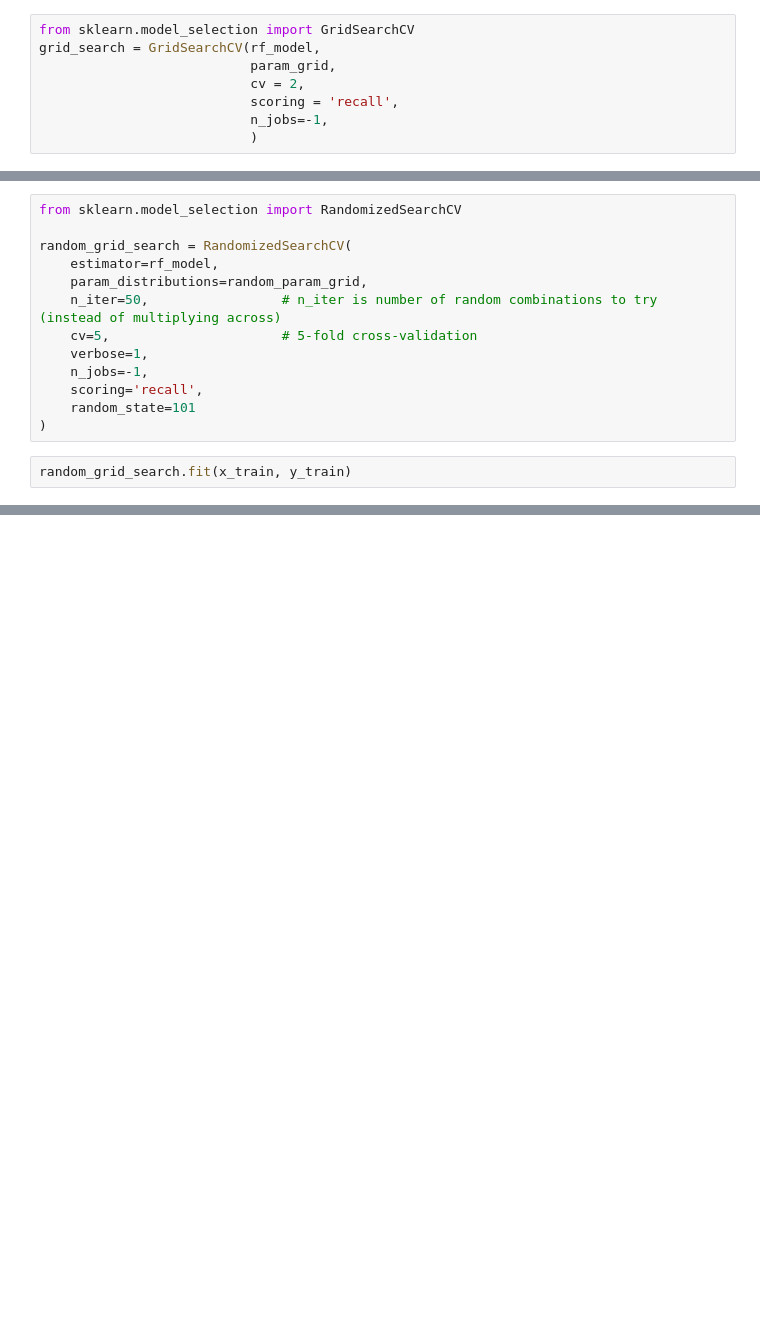
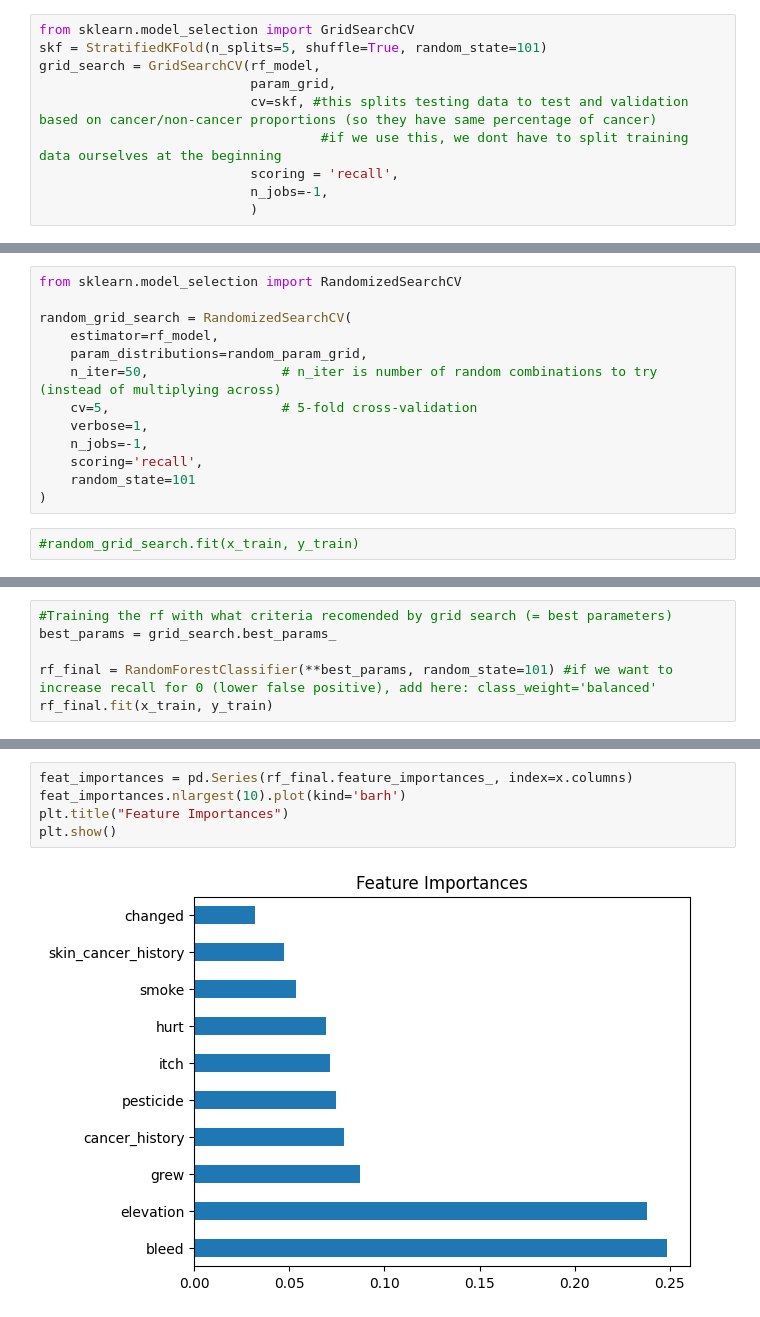
Before and after one commit to mirkagem/2025-FYP-groupG, a Jupyter notebook: important files to be deleted/model_metadata_rf.ipynb, the cells around one changed output, grey strips where cells are left out. Drawn from its saved outputs; the diff is of its cells as text; blank space fills up the shorter version.

```diff
--- a/important files to be deleted/model_metadata_rf.ipynb
+++ b/important files to be deleted/model_metadata_rf.ipynb
@@ -161,9 +161,11 @@ There are three main methods:
 - Bayesian/Automated Search (advanced, e.g., Optuna, Hyperopt)
 # %%
 from sklearn.model_selection import GridSearchCV
+skf = StratifiedKFold(n_splits=5, shuffle=True, random_state=101)
 grid_search = GridSearchCV(rf_model,
                            param_grid,
-                           cv = 2,
+                           cv=skf, #this splits testing data to test and validation based on cancer/non-cancer proportions (so they have same percentage of cancer)
+                                    #if we use this, we dont have to split training data ourselves at the beginning
                            scoring = 'recall',
                            n_jobs=-1,
                            )
@@ -197,4 +200,4 @@ random_grid_search = RandomizedSearchCV(
     random_state=101
 )
 # %%
-random_grid_search.fit(x_train, y_train)
+#random_grid_search.fit(x_train, y_train)
@@ -217,0 +207,6 @@ print(random_grid_search.best_params_)
+# %%
+#Training the rf with what criteria recomended by grid search (= best parameters)
+best_params = grid_search.best_params_
+
+rf_final = RandomForestClassifier(**best_params, random_state=101) #if we want to increase recall for 0 (lower false positive), add here: class_weight='balanced'
+rf_final.fit(x_train, y_train)
@@ -217,0 +330,7 @@ print(random_grid_search.best_params_)
+# %%
+feat_importances = pd.Series(rf_final.feature_importances_, index=x.columns)
+feat_importances.nlargest(10).plot(kind='barh')
+plt.title("Feature Importances")
+plt.show()
+# %% [output]
+[figure, added]
```
Also changed, not shown: parts of 22 cells of this notebook.
